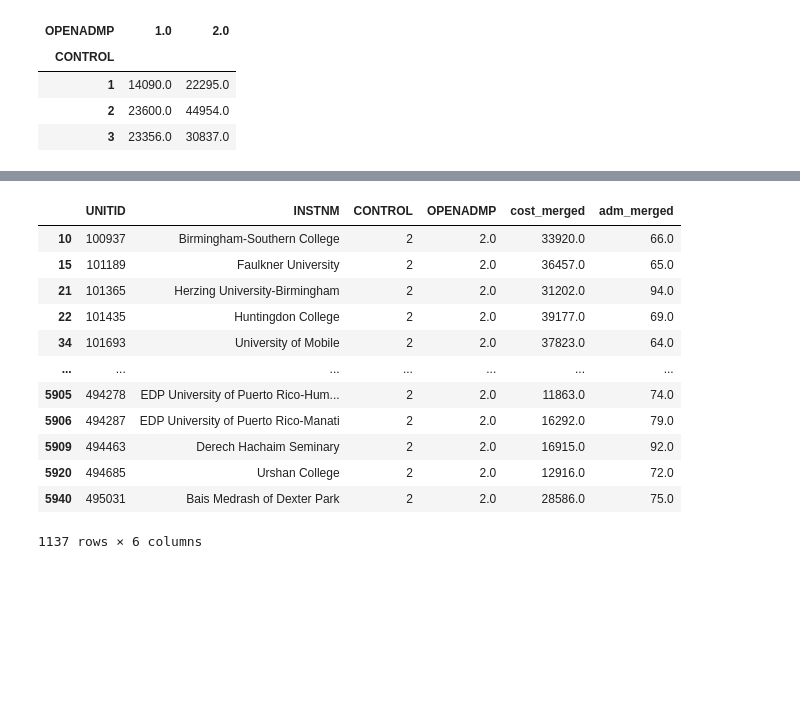
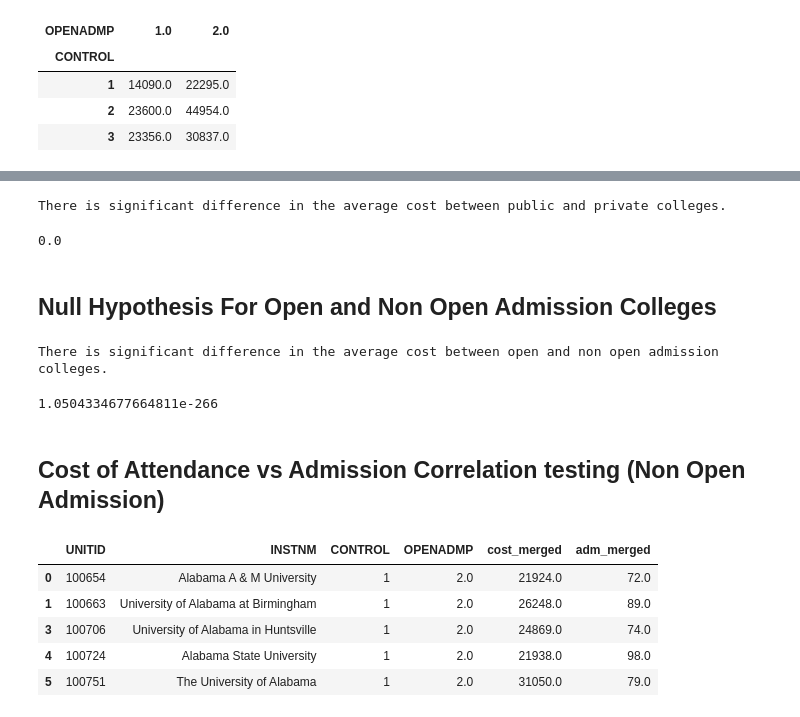
Before and after one commit to Wook22/Education_Institution_Data_Analysis, a Jupyter notebook: test_costanalysis.ipynb, the cells around one changed output, grey strips where cells are left out. Saved outputs shown, nothing was run; the diff lists cells and outputs as text; code cells hidden in the pictures; blank space fills up the shorter version.

```diff
--- a/test_costanalysis.ipynb
+++ b/test_costanalysis.ipynb
@@ -145,24 +128,71 @@ plt.legend(["yes", "no"], title="OPEN ADM")
+# %%
+# Conducting t test for public and private college cost
+# NULL HYPOTHESIS: There is no difference between public and private
+
+
+# Split the dataset into public and private colleges
+public_colleges = new_clean_df[new_clean_df['CONTROL'] == 1]['cost_merged']
+private_colleges = new_clean_df[(new_clean_df['CONTROL'] == 3)| (new_clean_df['CONTROL'] == 2)]['cost_merged']
+
+# Perform independent two-sample t-test assuming equal variances
+t_statistic, p_value = ttest_ind(public_colleges, private_colleges, equal_var=False)
+
+# Set the significance level
+alpha = 0.05
+
+# Compare p-value with the significance level
+if p_value < alpha:
+    print("There is significant difference in the average cost between public and private colleges.")
+else:
+    print("There is no significant difference in the average cost between public and private colleges.")
+
+p_value
+# %% [output]
+There is significant difference in the average cost between public and private colleges.
+0.0
+# %% [markdown]
+## Null Hypothesis For Open and Non Open Admission Colleges
+# %%
+# Conducting t test for open and non open admission college cost
+# NULL HYPOTHESIS: There is  no difference between open and non open admission
+
+
+# Split the dataset into public and private colleges
+open_colleges = new_clean_df[new_clean_df['OPENADMP'] == 1]['cost_merged']
+nonopen_colleges = new_clean_df[(new_clean_df['OPENADMP'] == 2) | (new_clean_df['OPENADMP'] == 3)]['cost_merged']
+
+# Perform independent two-sample t-test assuming equal variances
+t_statistic, p_value = ttest_ind(open_colleges, nonopen_colleges, equal_var=False)
+
+# Set the significance level
+alpha = 0.05
+
+# Compare p-value with the significance level
+if p_value < alpha:
+    print("There is significant difference in the average cost between open and non open admission colleges.")
+else:
+    print("There is no significant difference in the average cost between open and non open admission colleges.")
+
+p_value
+# %% [output]
+There is significant difference in the average cost between open and non open admission colleges.
+1.0504334677664811e-266
+# %% [markdown]
+
+## Cost of Attendance vs Admission Correlation testing (Non Open Admission)
 # %%
-# filtering to get all non open admission  & private non profit colleges
+# filtering to get all non open admission  public colleges
 adm_clean_df = clean_df[["UNITID", "INSTNM", "CONTROL", "OPENADMP","cost_merged", "adm_merged" ]]
 adm_loc = adm_clean_df.loc[(adm_clean_df["OPENADMP"]== 2.0) | (adm_clean_df["OPENADMP"]== 3.0)]
 
 #dropping null values if any in admission requiremnt column
 adm_cost = adm_loc .dropna(subset=["adm_merged"])
 adm_cost["adm_merged"] = (adm_cost[["adm_merged"]]*100).round()
-priv = adm_cost.loc[(adm_cost["CONTROL"]==2)]
-priv
+adm_cost.head(5)
 # %% [output]
 |  | UNITID | INSTNM | CONTROL | OPENADMP | cost_merged | adm_merged |
-| 10 | 100937 | Birmingham-Southern College | 2 | 2.0 | 33920.0 | 66.0 |
-| 15 | 101189 | Faulkner University | 2 | 2.0 | 36457.0 | 65.0 |
-| 21 | 101365 | Herzing University-Birmingham | 2 | 2.0 | 31202.0 | 94.0 |
-| 22 | 101435 | Huntingdon College | 2 | 2.0 | 39177.0 | 69.0 |
-| 34 | 101693 | University of Mobile | 2 | 2.0 | 37823.0 | 64.0 |
-| ... | ... | ... | ... | ... | ... | ... |
-| 5905 | 494278 | EDP University of Puerto Rico-Hum... | 2 | 2.0 | 11863.0 | 74.0 |
-| 5906 | 494287 | EDP University of Puerto Rico-Manati | 2 | 2.0 | 16292.0 | 79.0 |
-| 5909 | 494463 | Derech Hachaim Seminary | 2 | 2.0 | 16915.0 | 92.0 |
-| 5920 | 494685 | Urshan College | 2 | 2.0 | 12916.0 | 72.0 |
-| 5940 | 495031 | Bais Medrash of Dexter Park | 2 | 2.0 | 28586.0 | 75.0 |
+| 0 | 100654 | Alabama A & M University | 1 | 2.0 | 21924.0 | 72.0 |
+| 1 | 100663 | University of Alabama at Birmingham | 1 | 2.0 | 26248.0 | 89.0 |
+| 3 | 100706 | University of Alabama in Huntsville | 1 | 2.0 | 24869.0 | 74.0 |
+| 4 | 100724 | Alabama State University | 1 | 2.0 | 21938.0 | 98.0 |
+| 5 | 100751 | The University of Alabama | 1 | 2.0 | 31050.0 | 79.0 |
-1137 rows × 6 columns
```
Also changed, not shown: parts of 15 cells of this notebook.
